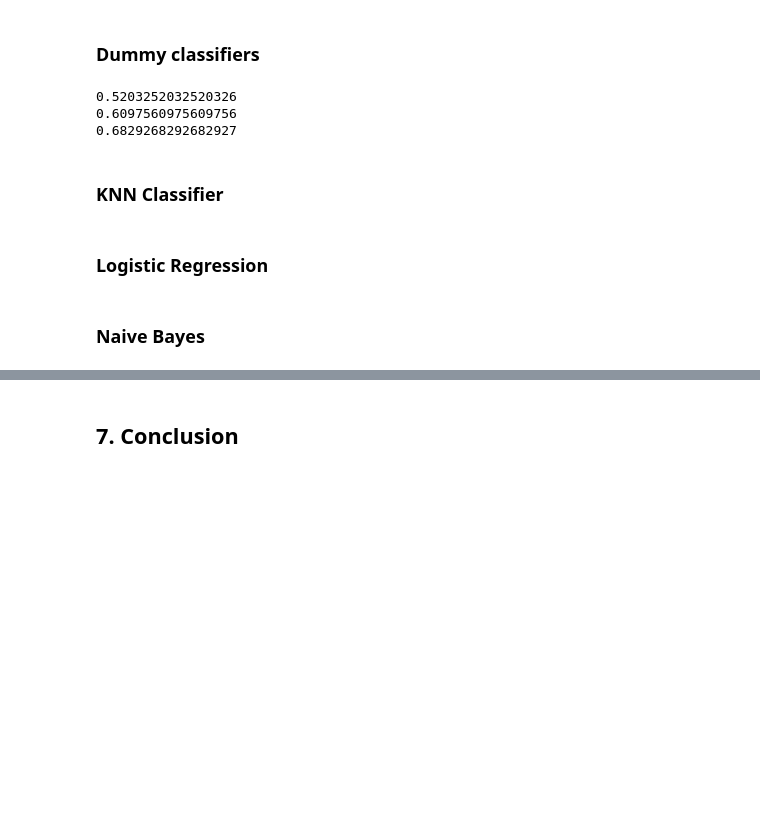
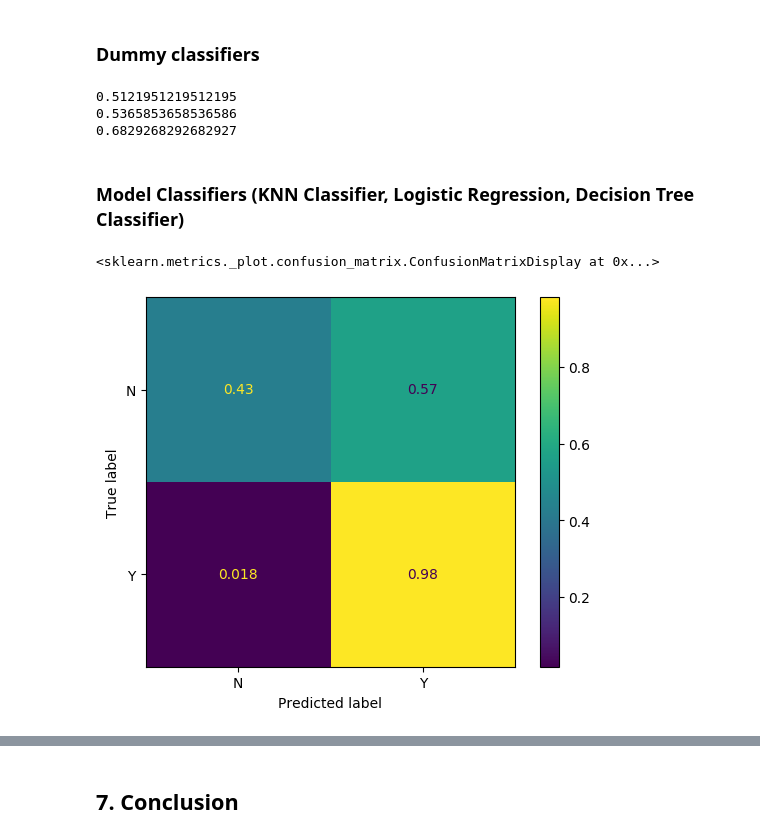
Before and after one commit to michalmokros/IB031-Project, a Jupyter notebook: jupyter-notebooks/MLProject.ipynb, the cells around one changed output, grey strips where cells are left out. Drawn from its saved outputs; the diff is of its cells as text; code cells hidden in the pictures; blank space fills up the shorter version.

Commit message:
added confusion matrix and other evaluation scoring methods

```diff
--- a/jupyter-notebooks/MLProject.ipynb
+++ b/jupyter-notebooks/MLProject.ipynb
@@ -449,4 +449,5 @@ DecisionTreeClassifier_pipeline = make_pipeline(
     )
 )
 
-DecisionTreeClassifier_pipeline.fit(loan_approval_train_X, loan_approval_train_y)
+dtPipeline_train = DecisionTreeClassifier_pipeline.fit(loan_approval_train_X, loan_approval_train_y)
+dtPipeline_full = DecisionTreeClassifier_pipeline.fit(loan_approval_X, loan_approval_y)
@@ -499,12 +482,16 @@ dummy_most_frequent = make_pipeline(
 dummy_most_frequent.fit(loan_approval_train_X, coded_loan_approval_train_y)
 print(dummy_most_frequent.score(loan_approval_test_X, coded_loan_approval_test_y))
 # %% [output]
-0.5203252032520326
-0.6097560975609756
+0.5121951219512195
+0.5365853658536586
 0.6829268292682927
 # %% [markdown]
-### KNN Classifier
+### Model Classifiers (KNN Classifier, Logistic Regression, Decision Tree Classifier)
-# %% [markdown]
-### Logistic Regression
-# %% [markdown]
-### Naive Bayes
+# %%
+from sklearn.metrics import plot_confusion_matrix
+
+sns.reset_orig()
+plot_confusion_matrix(dtPipeline_train, loan_approval_train_X, loan_approval_train_y, normalize="true")
+# %% [output]
+<sklearn.metrics._plot.confusion_matrix.ConfusionMatrixDisplay at 0x...>
+[figure, added]
```
Also changed, not shown: parts of 8 cells of this notebook.
